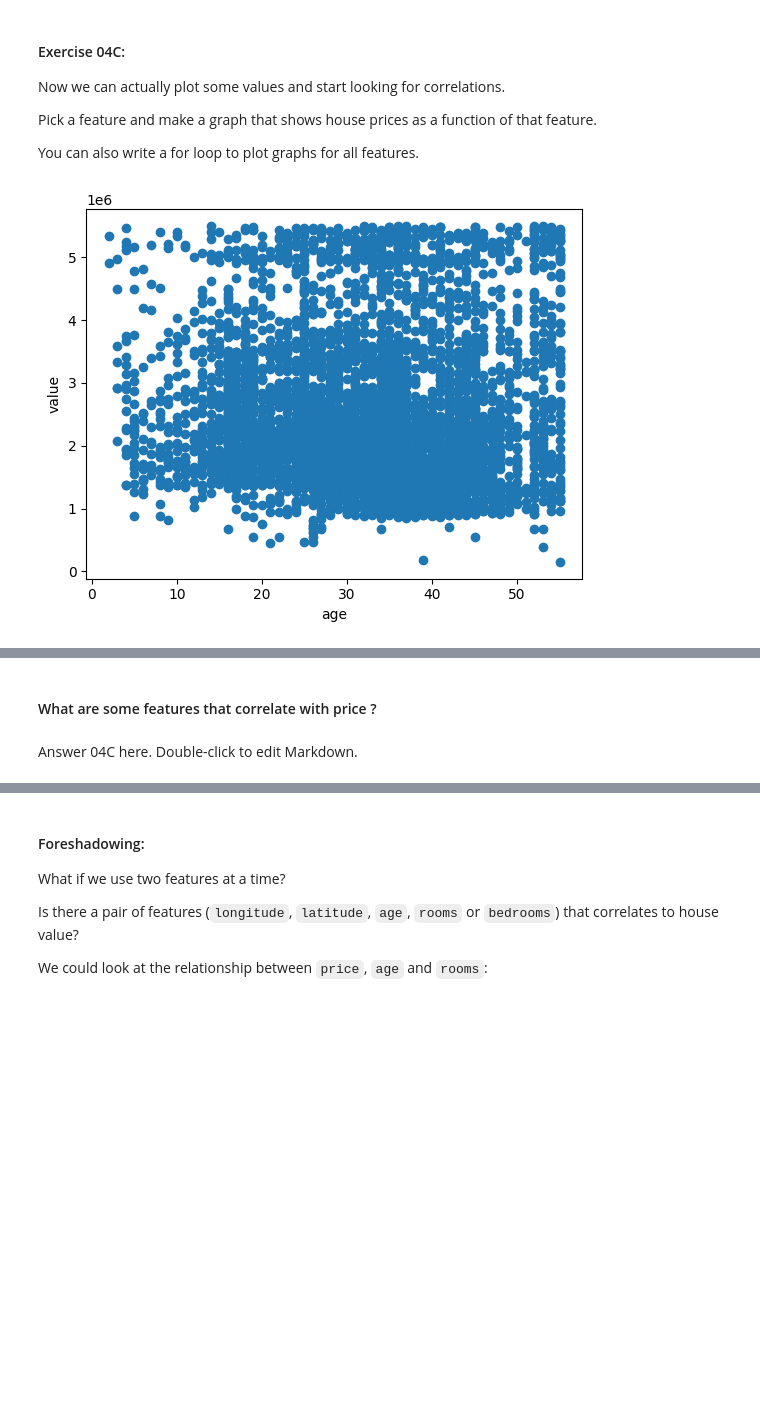
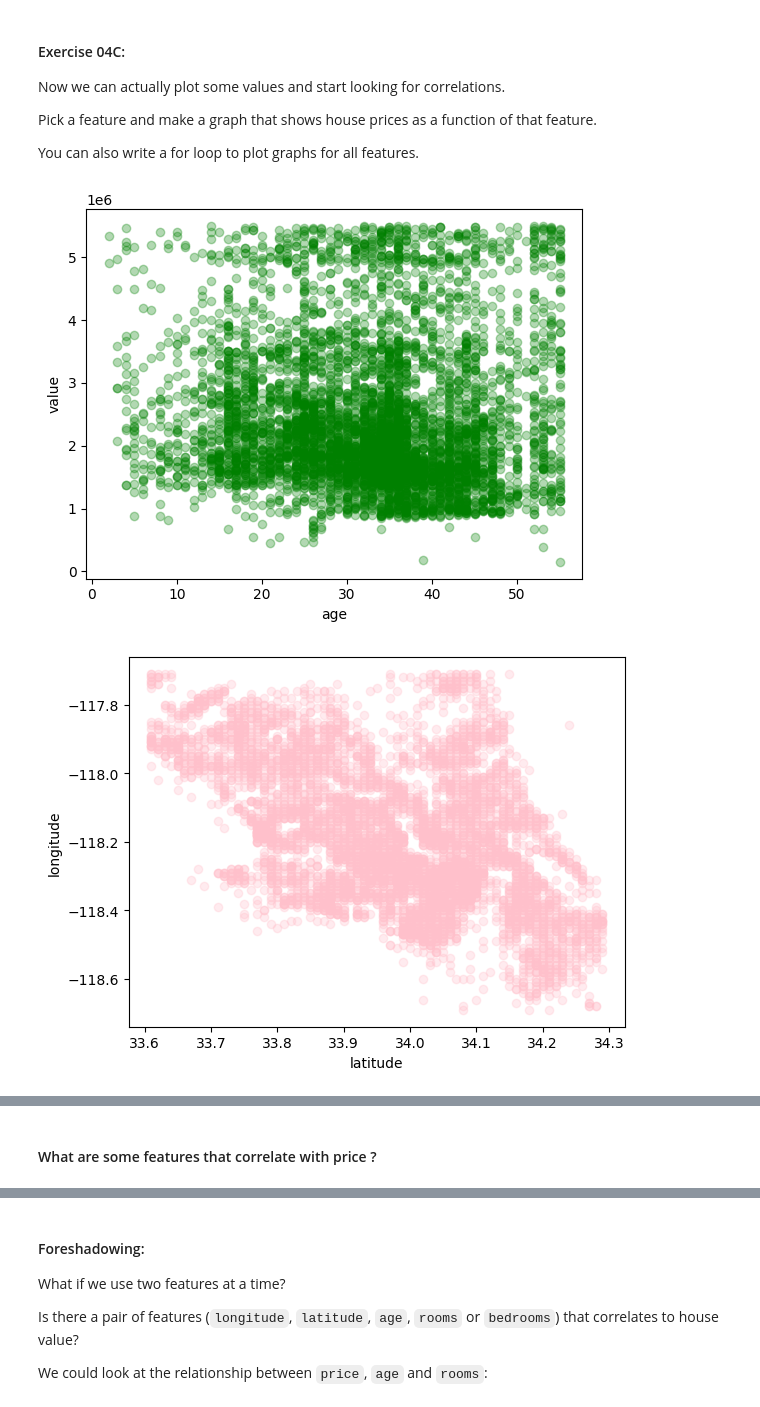
Before and after one commit to DM-GY-9103-intro-to-ML-nyu/ML-HW03, a Jupyter notebook: HW03.ipynb, the cells around one changed output, grey strips where cells are left out. Cells and saved outputs as stored; diff of their text form; code cells hidden in the pictures; blank space fills up the shorter version.

```diff
--- a/HW03.ipynb
+++ b/HW03.ipynb
@@ -602,19 +600,46 @@ You can also write a for loop to plot graphs for all features.
 # %%
 # Work on 04C here
 
 # TODO: get a list with all of the price values
 prices = list_from_key(info_houses, "value")
 
 # TODO: get a list with all of the house ages (for example)
 house_ages = list_from_key(info_houses, "age")
+longitude = list_from_key(info_houses, "longitude")
+latitude = list_from_key(info_houses, "latitude")
+rooms = list_from_key(info_houses, "rooms")
+bedrooms = list_from_key(info_houses, "bedrooms")
 
 
 # this is the command to plot a XY scatter plot from 2 lists
 # see documentation: https://matplotlib.org/stable/api/_as_gen/matplotlib.pyplot.scatter.html
 
-plt.scatter(house_ages, prices)
+#longitude, latitude, age, rooms, bedrooms, value
+
+plt.scatter(house_ages, prices, c="green", alpha=0.3)
 plt.xlabel("age")
 plt.ylabel("value")
 plt.show()
+
+plt.scatter(latitude, longitude, c="pink", alpha=0.3)
+plt.xlabel("latitude")
+plt.ylabel("longitude")
+plt.show()
+
+plt.scatter(rooms, prices, c="purple", alpha=0.3)
+plt.xlabel("rooms")
+plt.ylabel("value")
+plt.show()
+
+plt.scatter(bedrooms, prices, c="purple", alpha=0.3)
+plt.xlabel("bedrooms")
+plt.ylabel("value")
+plt.show()
+
+plt.scatter(house_ages, bedrooms, c=prices, alpha=0.3)
+plt.xlabel("age")
+plt.ylabel("bedrooms")
+plt.show()
 # %% [output]
-[figure, old version]
+[figure, new version]
+[figure, added]
@@ -621,4 +649,2 @@ plt.show()
 # %% [markdown]
 #### What are some features that correlate with price ?
-# %% [markdown]
-Answer 04C here. Double-click to edit Markdown.
```
Also changed, not shown: parts of 5 cells of this notebook.
